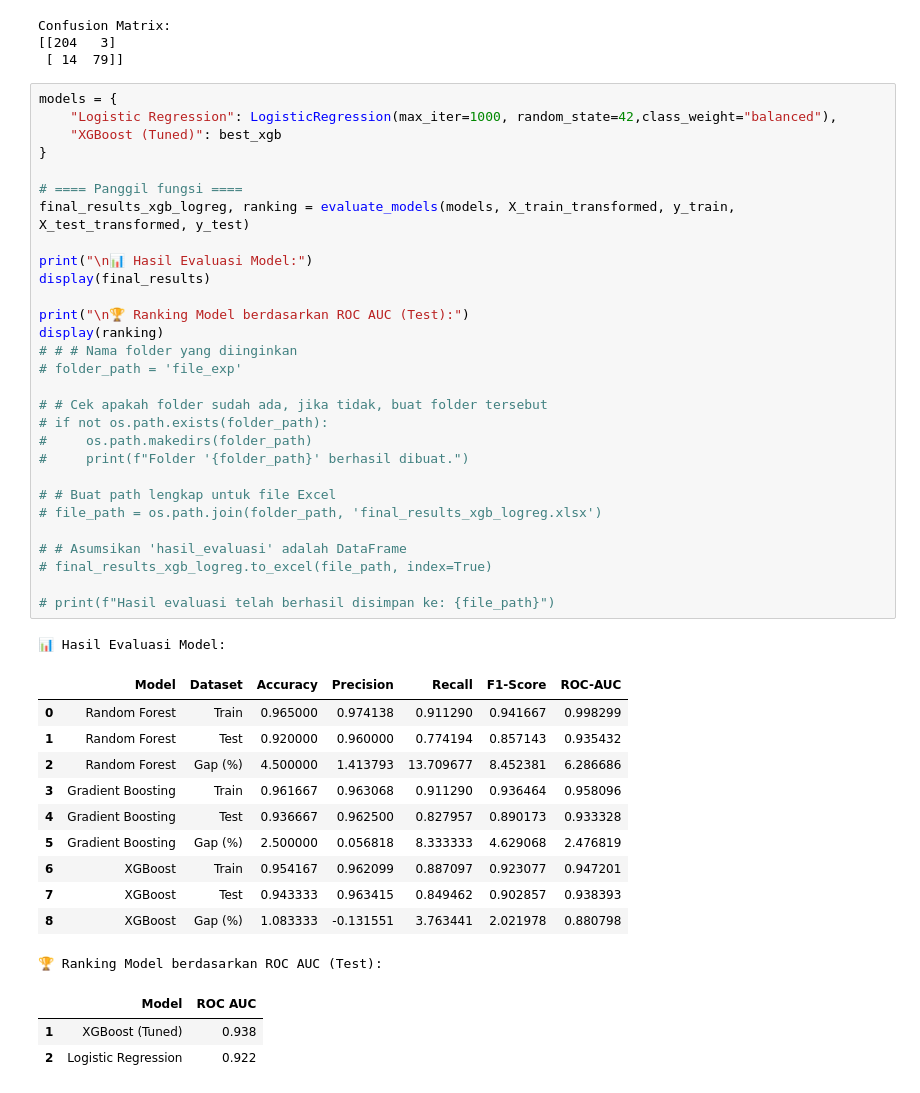
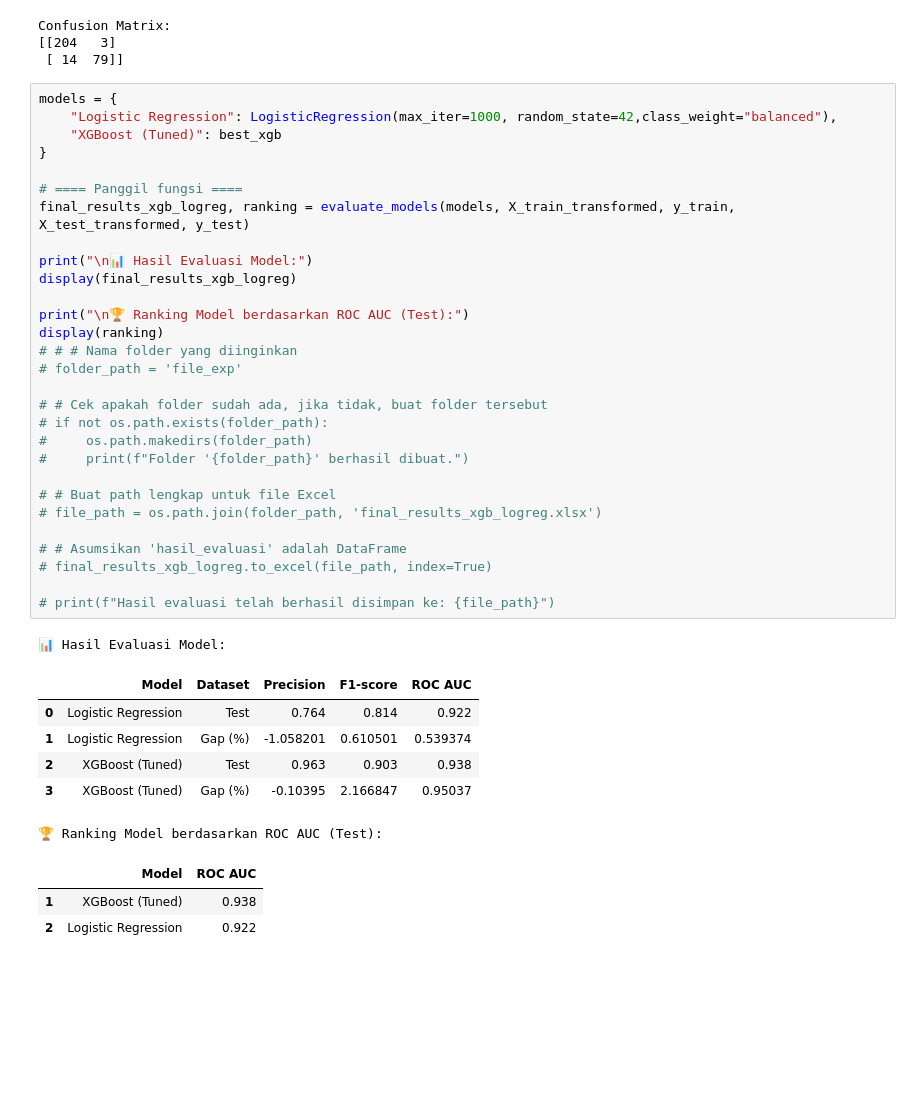
Before and after one commit to agirahmawandi/stage_3_L, a Jupyter notebook: Stage3_Mode_evaluation.ipynb, the cells around one changed output. Drawn from its saved outputs; the diff is of its cells as text; blank space fills up the shorter version.

```diff
--- a/Stage3_Mode_evaluation.ipynb
+++ b/Stage3_Mode_evaluation.ipynb
@@ -707,44 +707,39 @@ Confusion Matrix:
 # %%
 models = {
     "Logistic Regression": LogisticRegression(max_iter=1000, random_state=42,class_weight="balanced"),
     "XGBoost (Tuned)": best_xgb
 }
 
 # ==== Panggil fungsi ====
 final_results_xgb_logreg, ranking = evaluate_models(models, X_train_transformed, y_train, X_test_transformed, y_test)
 
 print("\n📊 Hasil Evaluasi Model:")
-display(final_results)
+display(final_results_xgb_logreg)
 
 print("\n🏆 Ranking Model berdasarkan ROC AUC (Test):")
 display(ranking)
 # # # Nama folder yang diinginkan
 # folder_path = 'file_exp'
 
 # # Cek apakah folder sudah ada, jika tidak, buat folder tersebut
 # if not os.path.exists(folder_path):
 #     os.path.makedirs(folder_path)
 #     print(f"Folder '{folder_path}' berhasil dibuat.")
 
 # # Buat path lengkap untuk file Excel
 # file_path = os.path.join(folder_path, 'final_results_xgb_logreg.xlsx')
 
 # # Asumsikan 'hasil_evaluasi' adalah DataFrame
 # final_results_xgb_logreg.to_excel(file_path, index=True)
 
 # print(f"Hasil evaluasi telah berhasil disimpan ke: {file_path}")
 # %% [output]
 📊 Hasil Evaluasi Model:
-|  | Model | Dataset | Accuracy | Precision | Recall | F1-Score | ROC-AUC |
-| 0 | Random Forest | Train | 0.965000 | 0.974138 | 0.911290 | 0.941667 | 0.998299 |
-| 1 | Random Forest | Test | 0.920000 | 0.960000 | 0.774194 | 0.857143 | 0.935432 |
-| 2 | Random Forest | Gap (%) | 4.500000 | 1.413793 | 13.709677 | 8.452381 | 6.286686 |
-| 3 | Gradient Boosting | Train | 0.961667 | 0.963068 | 0.911290 | 0.936464 | 0.958096 |
-| 4 | Gradient Boosting | Test | 0.936667 | 0.962500 | 0.827957 | 0.890173 | 0.933328 |
-| 5 | Gradient Boosting | Gap (%) | 2.500000 | 0.056818 | 8.333333 | 4.629068 | 2.476819 |
-| 6 | XGBoost | Train | 0.954167 | 0.962099 | 0.887097 | 0.923077 | 0.947201 |
-| 7 | XGBoost | Test | 0.943333 | 0.963415 | 0.849462 | 0.902857 | 0.938393 |
-| 8 | XGBoost | Gap (%) | 1.083333 | -0.131551 | 3.763441 | 2.021978 | 0.880798 |
+|  | Model | Dataset | Precision | F1-score | ROC AUC |
+| 0 | Logistic Regression | Test | 0.764 | 0.814 | 0.922 |
+| 1 | Logistic Regression | Gap (%) | -1.058201 | 0.610501 | 0.539374 |
+| 2 | XGBoost (Tuned) | Test | 0.963 | 0.903 | 0.938 |
+| 3 | XGBoost (Tuned) | Gap (%) | -0.10395 | 2.166847 | 0.95037 |
 🏆 Ranking Model berdasarkan ROC AUC (Test):
 |  | Model | ROC AUC |
 | 1 | XGBoost (Tuned) | 0.938 |
```
